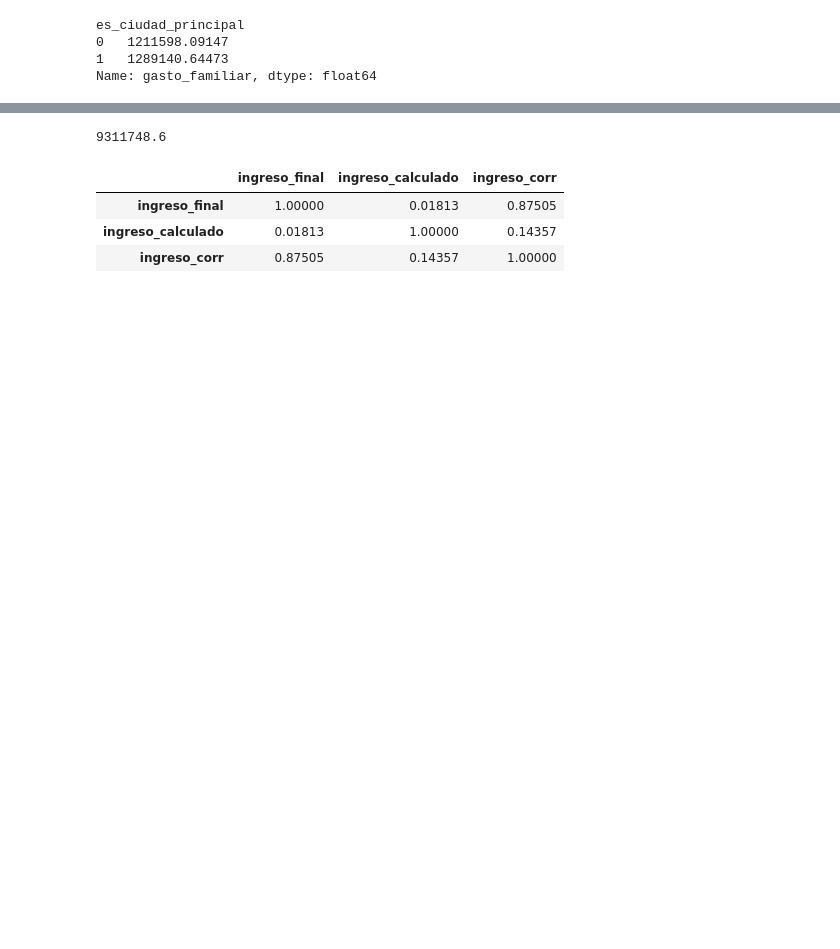
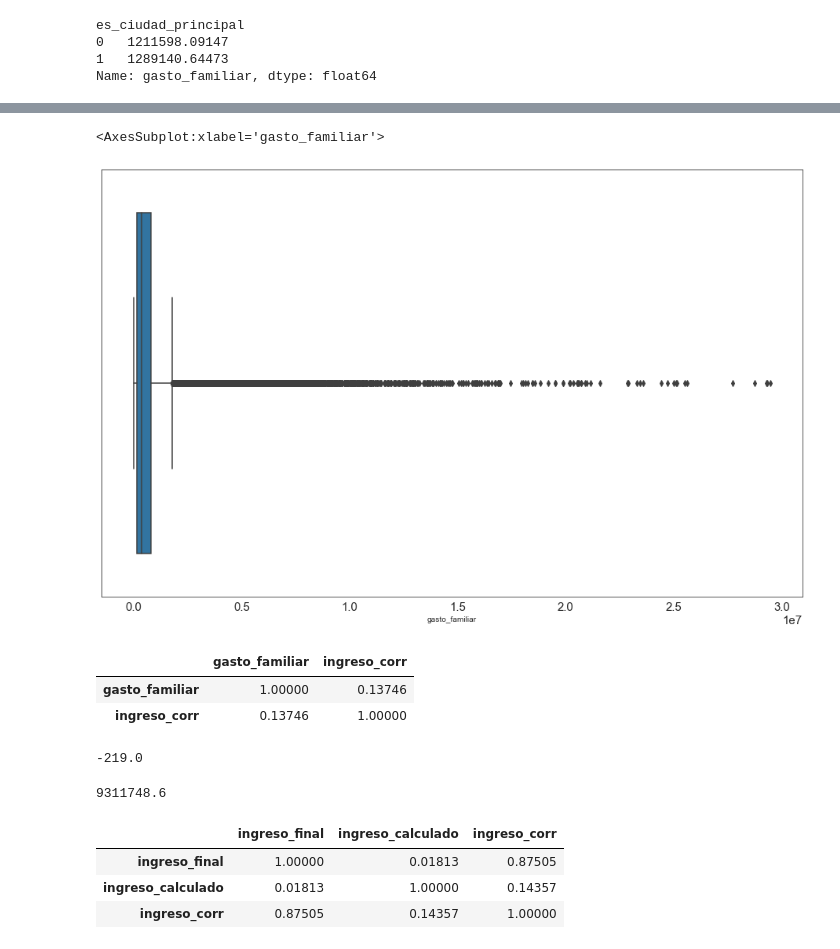
Before and after one commit to abdala9512/bc-dataton, a Jupyter notebook: notebooks/data_exploration_miguel.ipynb, the cells around one changed output, grey strips where cells are left out. Cells and saved outputs as stored; diff of their text form; code cells hidden in the pictures; blank space fills up the shorter version.

```diff
--- a/notebooks/data_exploration_miguel.ipynb
+++ b/notebooks/data_exploration_miguel.ipynb
@@ -399,3 +460,19 @@ fe_dataframe.process()
+# %%
+sns.boxplot(fe_dataframe.modeling_dataframe['gasto_familiar'])
+# %% [output]
+<AxesSubplot:xlabel='gasto_familiar'>
+[figure, added]
+# %%
+fe_dataframe.modeling_dataframe[
+    (fe_dataframe.modeling_dataframe['genero'] == 0)][['gasto_familiar','ingreso_corr']].corr()
+# %% [output]
+|  | gasto_familiar | ingreso_corr |
+| gasto_familiar | 1.00000 | 0.13746 |
+| ingreso_corr | 0.13746 | 1.00000 |
+# %%
+(100-22000)/100
+# %% [output]
+-219.0
 # %%
 np.quantile(bc_dataframe.dropna()['ingreso_final'], 0.9)
 # %% [output]
```
Also changed, not shown: parts of 48 cells of this notebook, 1 other file.
